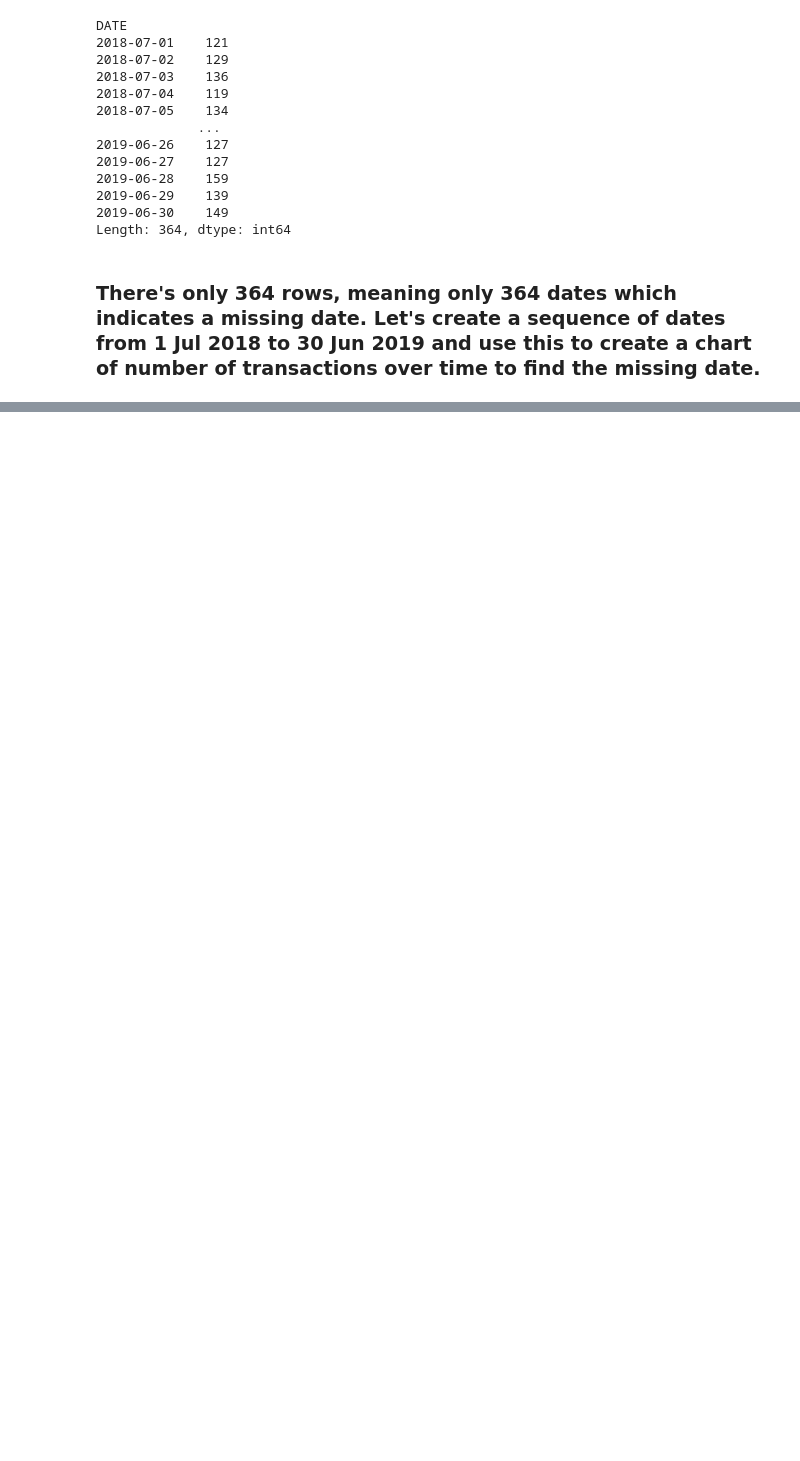
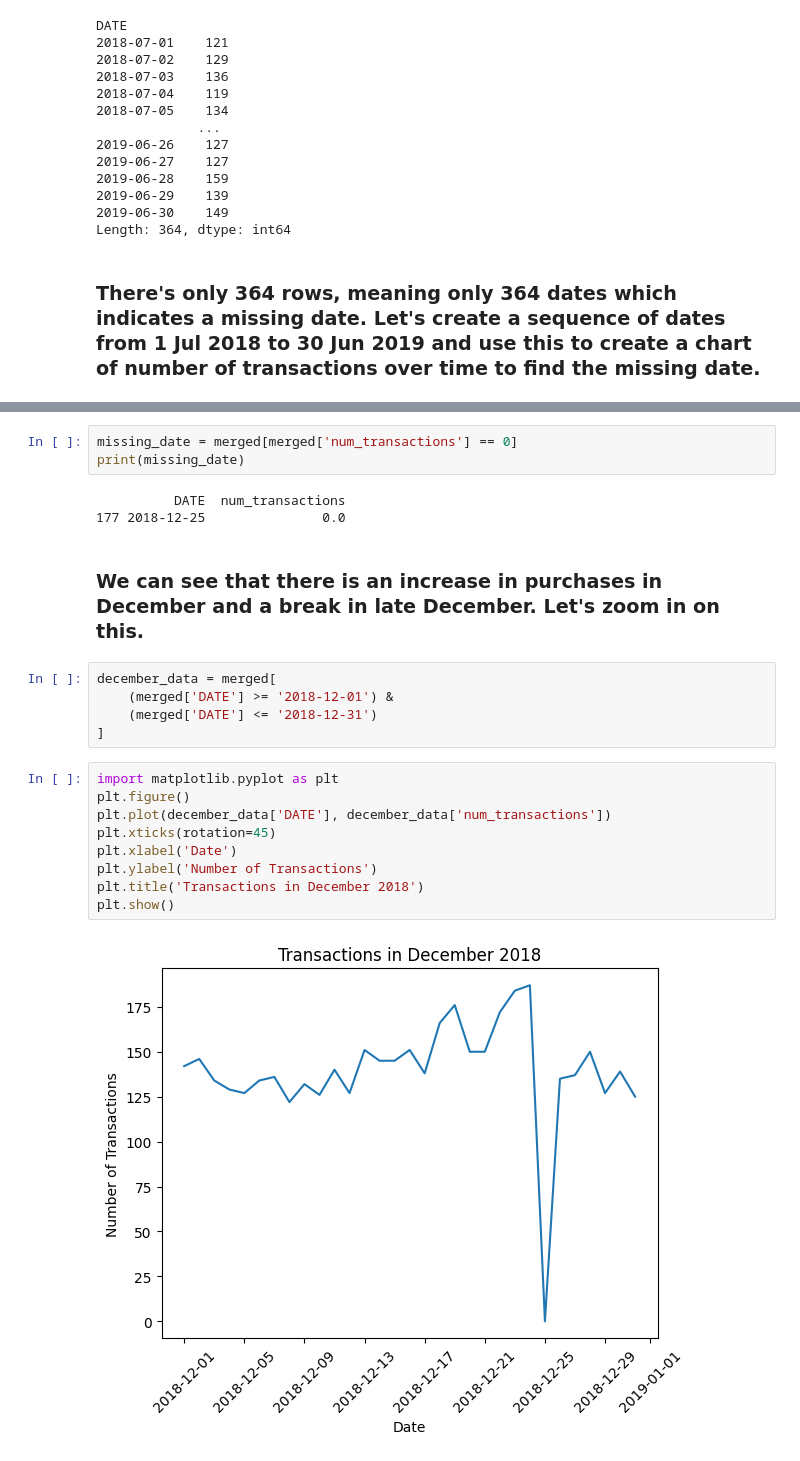
Before and after one commit to nayeem29dse/Quantium-customer-purchasing-behaviours, a Jupyter notebook: Quantium Virtual Internship - Retail Strategy and Analytics - Task 1.ipynb, the cells around one changed output, grey strips where cells are left out. Drawn from its saved outputs; the diff is of its cells as text; blank space fills up the shorter version.

```diff
--- a/Quantium Virtual Internship - Retail Strategy and Analytics - Task 1.ipynb
+++ b/Quantium Virtual Internship - Retail Strategy and Analytics - Task 1.ipynb
@@ -188,0 +232,24 @@ Length: 364, dtype: int64
+# %%
+missing_date = merged[merged['num_transactions'] == 0]
+print(missing_date)
+# %% [output]
+          DATE  num_transactions
+177 2018-12-25               0.0
+# %% [markdown]
+### We can see that there is an increase in purchases in December and a break in late December. Let's zoom in on this.
+# %%
+december_data = merged[
+    (merged['DATE'] >= '2018-12-01') &
+    (merged['DATE'] <= '2018-12-31')
+]
+# %%
+import matplotlib.pyplot as plt
+plt.figure()
+plt.plot(december_data['DATE'], december_data['num_transactions'])
+plt.xticks(rotation=45)
+plt.xlabel('Date')
+plt.ylabel('Number of Transactions')
+plt.title('Transactions in December 2018')
+plt.show()
+# %% [output]
+[figure, added]
```
Also changed, not shown: parts of 12 cells of this notebook.
